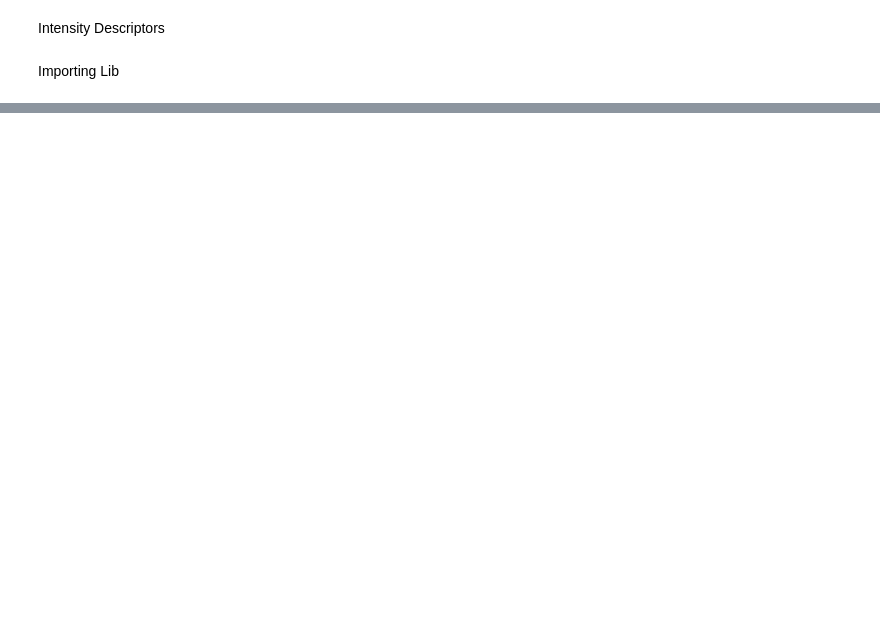
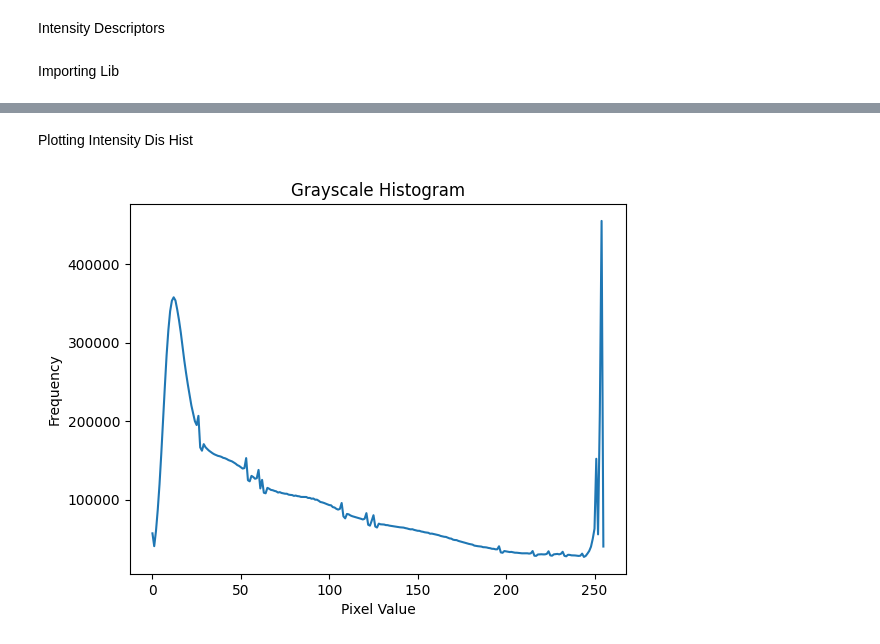
Before and after one commit to Divyanshusoni860/Indigo, a Jupyter notebook: Deep Learning/Descriptors/regiondis.ipynb, the cells around one changed output, grey strips where cells are left out. Drawn from its saved outputs; the diff is of its cells as text; code cells hidden in the pictures; blank space fills up the shorter version.

```diff
--- a/Deep Learning/Descriptors/regiondis.ipynb
+++ b/Deep Learning/Descriptors/regiondis.ipynb
@@ -14,0 +55,12 @@ error: OpenCV(4.11.0) D:\a\opencv-python\opencv-python\opencv\modules\highgui\sr
+# %% [markdown]
+Plotting Intensity Dis Hist
+# %%
+hist = cv.calcHist([gry_img], [0], None, [256], [0, 256])
+
+plt.plot(hist)
+plt.title('Grayscale Histogram')
+plt.xlabel('Pixel Value')
+plt.ylabel('Frequency')
+plt.show()
+# %% [output]
+[figure, added]
```
Also changed, not shown: parts of 9 cells of this notebook.
